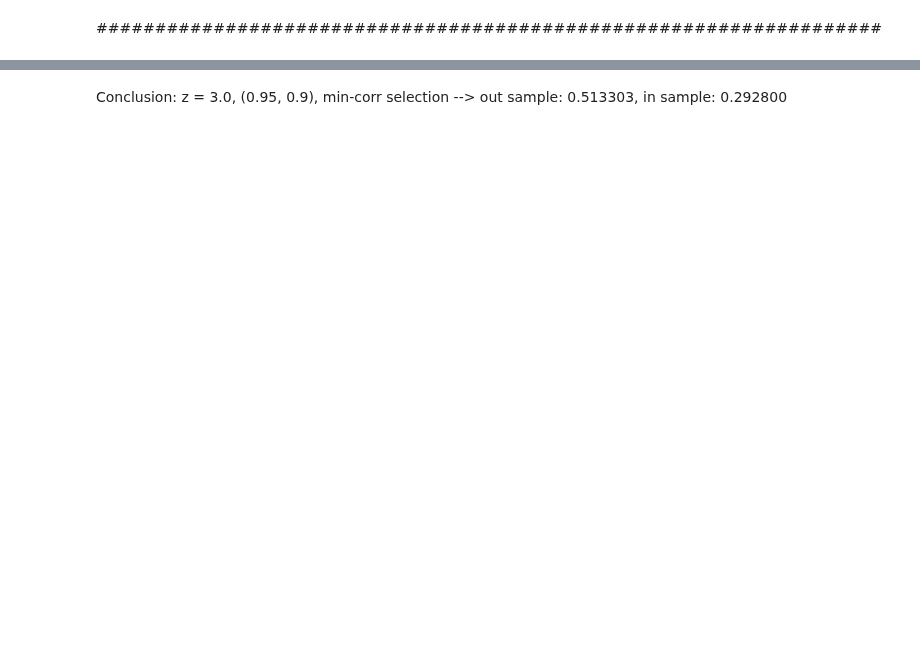
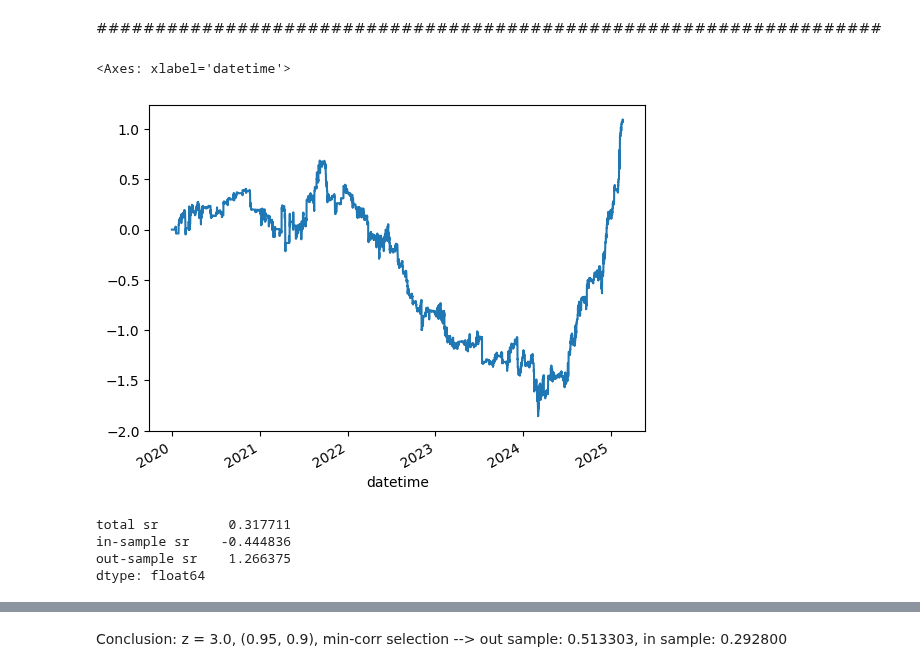
Before and after one commit to wbchristerson/jn-learning, a Jupyter notebook: strategy_09a_triples_trading.ipynb, the cells around one changed output, grey strips where cells are left out. Saved outputs shown, nothing was run; the diff lists cells and outputs as text; code cells hidden in the pictures; blank space fills up the shorter version.

```diff
--- a/strategy_09a_triples_trading.ipynb
+++ b/strategy_09a_triples_trading.ipynb
@@ -473,3 +415,30 @@ outcome_df
 outcome_df.to_csv("./strat_09a_01_results.csv")
 # %% [markdown]
 ###################################################################
+# %%
+index_selection_index = 8 # update this before starting on the evening of Feb. 18, 2025
+# %%
+z_score_threshold = index_selections[index_selection_index][0]
+correlation_acceptance_threshold, correlation_rejection_threshold = index_selections[index_selection_index][1]
+use_min_corr = index_selections[index_selection_index][2]
+
+min_data_points_to_transact = 5 * 6
+
+holdings_df = get_holdings_df(px_close, look_back_min_periods, look_back_window_size,
+                              correlation_acceptance_threshold, correlation_rejection_threshold,
+                              min_data_points_to_transact, z_score_threshold, use_min_corr)
+plot_title = f"Cumulative Returns: z_score_threshold = {z_score_threshold}, correlation_thresholds = {(correlation_acceptance_threshold, correlation_rejection_threshold)}, {'MIN CORR' if use_min_corr else 'MAX CORR'}"
+net_returns_ser = get_net_returns(px_close, holdings_df, plot_title)
+sharpe_ratio_ser = get_sharpe_ratio_data(net_returns_ser)
+# %%
+net_returns_ser.cumsum().plot()
+# %% [output]
+<Axes: xlabel='datetime'>
+[figure, added]
+# %%
+sharpe_ratio_ser
+# %% [output]
+total sr         0.317711
+in-sample sr    -0.444836
+out-sample sr    1.266375
+dtype: float64
```
Also changed, not shown: parts of 21 cells of this notebook, 4 other files.
